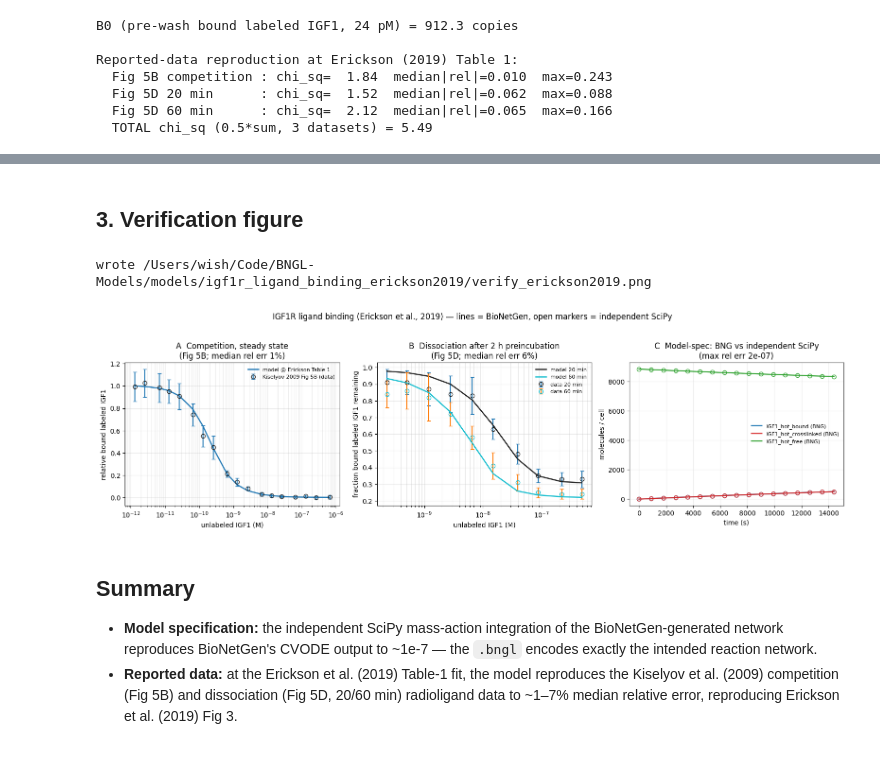
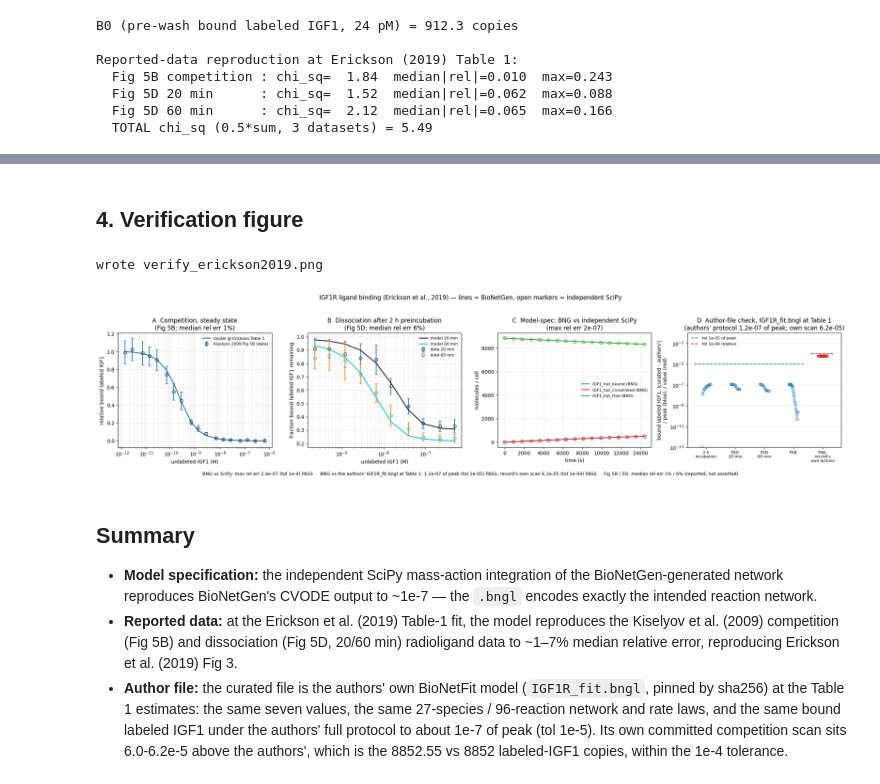
Before and after one commit to wshlavacek/BNGL-Models, a Jupyter notebook: models/igf1r_ligand_binding_erickson2019/verify_erickson2019.ipynb, the cells around one changed output, grey strips where cells are left out. Saved outputs shown, nothing was run; the diff lists cells and outputs as text; code cells hidden in the pictures.

```diff
--- a/models/igf1r_ligand_binding_erickson2019/verify_erickson2019.ipynb
+++ b/models/igf1r_ligand_binding_erickson2019/verify_erickson2019.ipynb
@@ -210,7 +361,7 @@ Reported-data reproduction at Erickson (2019) Table 1:
 # %% [markdown]
-## 3. Verification figure
+## 4. Verification figure
 # %%
-fig, ax = plt.subplots(1, 3, figsize=(16, 4.8))
+fig, ax = plt.subplots(1, 4, figsize=(21, 5.2))
 
 # Panel A: Fig 5B competition
 a = ax[0]
@@ -224,37 +375,60 @@ a.legend(frameon=False, fontsize=8); a.grid(alpha=0.25, which="both")
 
 # Panel B: Fig 5D dissociation
 b = ax[1]
 for y, dat, sd, col, lab in [(ym20, "frac_remaining_20min", "SD_20min", "#222", "20 min"),
                              (ym60, "frac_remaining_60min", "SD_60min", "#17becf", "60 min")]:
     ob = np.argsort(d5d["cold_IGF1_M"])
     b.errorbar(d5d["cold_IGF1_M"][ob], d5d[dat][ob], yerr=d5d[sd][ob], fmt="o", mfc="none",
                mec=col, ms=6, capsize=3, label=f"data {lab}")
     b.plot(d5d["cold_IGF1_M"][ob], y[ob], "-", color=col, lw=1.8, label=f"model {lab}")
 b.set(xscale="log", xlabel="unlabeled IGF1 (M)", ylabel="fraction bound labeled IGF1 remaining",
       title=f"B  Dissociation after 2 h preincubation\n(Fig 5D; median rel err "
             f"{np.median(np.r_[rel20,rel60])*100:.0f}%)")
 b.legend(frameon=False, fontsize=8); b.grid(alpha=0.25, which="both")
 
 # Panel C: model-spec check (BNG lines vs independent SciPy open markers)
 c = ax[2]
 ss = slice(None, None, 15)
 for n, col in [("IGF1_hot_bound", "#1f77b4"), ("IGF1_hot_crosslinked", "#d62728"),
                ("IGF1_hot_free", "#2ca02c")]:
     c.plot(tgrid, bcol[n], "-", color=col, lw=1.6, label=f"{n} (BNG)")
     c.plot(tgrid[ss], indep[n][ss], "o", mfc="none", mec=col, ms=6)
 c.set(xlabel="time (s)", ylabel="molecules / cell",
       title=f"C  Model-spec: BNG vs independent SciPy\n(max rel err {spec_max:.0e})")
 c.legend(frameon=False, fontsize=8); c.grid(alpha=0.25)
 
+# Panel D: author-file check (per-point differences against the authors' own file)
+d = ax[3]
+labels = ["2 h\nincubation", "F5D\n20 min", "F5D\n60 min", "F5B", "F5B,\nrecord's\nown actions"]
+series = [AF[s] for s in OUTS] + [np.abs(REC)]
+for i, v in enumerate(series):
+    d.semilogy(np.full(len(v), i) + np.linspace(-0.15, 0.15, len(v)), np.maximum(v, 1e-13),
+               "o", mfc="none", mec="#1f77b4" if i < 4 else "#d62728", ms=5)
+d.hlines(TOL_MODEL, -0.4, 3.4, colors="#1f77b4", linestyles="--", label=f"tol {TOL_MODEL:.0e} of peak")
+d.hlines(TOL_RECORD, 3.6, 4.4, colors="#d62728", linestyles="--", label=f"tol {TOL_RECORD:.0e} relative")
+d.set_xticks(range(5)); d.set_xticklabels(labels, fontsize=8)
+d.set_ylim(1e-13, 1e-2)
+d.set(ylabel="bound labeled IGF1, |curated - authors'|\n/ peak (blue), / value (red)",
+      title=f"D  Author-file check, IGF1R_fit.bngl at Table 1\n(authors' protocol "
+            f"{max(v.max() for v in AF.values()):.1e} of peak; own scan {np.abs(REC).max():.1e})")
+d.legend(frameon=False, fontsize=8, loc="upper left"); d.grid(alpha=0.25, axis="y")
+
 fig.suptitle("IGF1R ligand binding (Erickson et al., 2019) — lines = BioNetGen, "
              "open markers = independent SciPy", fontsize=12)
-fig.tight_layout(rect=(0, 0, 1, 0.95))
+fig.text(0.5, 0.005,
+         f"BNG vs SciPy: max rel err {spec_max:.1e} (tol 1e-4) PASS  ·  BNG vs the authors' "
+         f"IGF1R_fit.bngl at Table 1: {max(v.max() for v in AF.values()):.1e} of peak (tol "
+         f"{TOL_MODEL:.0e}) PASS, record's own scan {np.abs(REC).max():.1e} (tol {TOL_RECORD:.0e})"
+         f" PASS  ·  Fig 5B / 5D: median rel err {np.median(relB[big])*100:.0f}% / "
+         f"{np.median(np.r_[rel20, rel60])*100:.0f}% (reported, not asserted)",
+         ha="center", va="bottom", fontsize=9)
+fig.tight_layout(rect=(0, 0.04, 1, 0.95))
 out_png = os.path.join(HERE, "verify_erickson2019.png")
 fig.savefig(out_png, dpi=130)
-print("wrote", out_png)
+print("wrote", os.path.basename(out_png))
 # %% [output]
-wrote /Users/wish/Code/BNGL-Models/models/igf1r_ligand_binding_erickson2019/verify_erickson2019.png
+wrote verify_erickson2019.png
-[figure, old version]
+[figure, new version]
 # %% [markdown]
 ## Summary
 
@@ -265,3 +439,9 @@ wrote /Users/wish/Code/BNGL-Models/models/igf1r_ligand_binding_erickson2019/veri
   reproduces the Kiselyov et al. (2009) competition (Fig 5B) and dissociation
   (Fig 5D, 20/60 min) radioligand data to ~1–7% median relative error,
   reproducing Erickson et al. (2019) Fig 3.
+- **Author file:** the curated file is the authors' own BioNetFit model
+  (`IGF1R_fit.bngl`, pinned by sha256) at the Table 1 estimates: the same seven
+  values, the same 27-species / 96-reaction network and rate laws, and the same
+  bound labeled IGF1 under the authors' full protocol to about 1e-7 of peak (tol
+  1e-5). Its own committed competition scan sits 6.0-6.2e-5 above the authors',
+  which is the 8852.55 vs 8852 labeled-IGF1 copies, within the 1e-4 tolerance.
```
Also changed, not shown: parts of 5 cells of this notebook, 5 other files.
